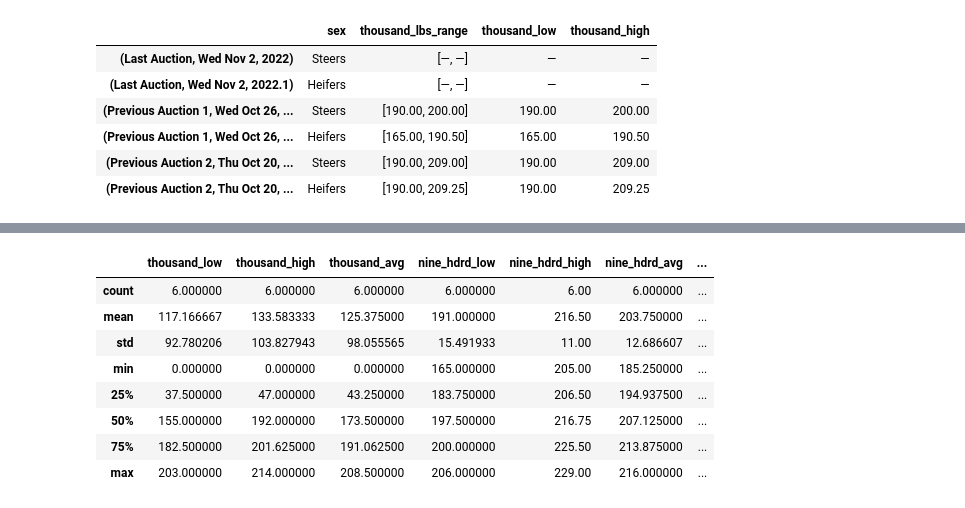
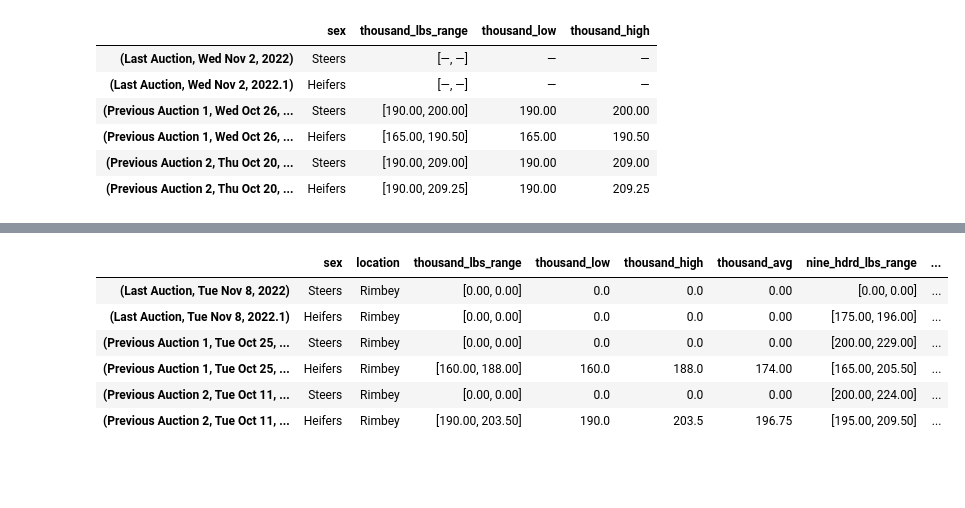
Before and after one commit to tarrencen/rice_farms, a Jupyter notebook: auction_prices.ipynb, the cells around one changed output, grey strips where cells are left out. Saved outputs shown, nothing was run; the diff lists cells and outputs as text; code cells hidden in the pictures; blank space fills up the shorter version.

```diff
--- a/auction_prices.ipynb
+++ b/auction_prices.ipynb
@@ -199,7 +202,7 @@ ponoka_table[1:]
 | (Previous Auction 2, Thu Oct 20, ... | Steers | $190.00 - $209.00 | $195.00 - $215.00 | $200.00 - $245.00 | $235.00 - $261.50 | ... |
 | (Previous Auction 2, Thu Oct 20, ... | Heifers | $190.00 - $209.25 | $195.00 - $210.00 | $200.00 - $218.25 | $205.00 - $220.50 | ... |
 # %%
-def clean_vjv_table(df):
+def clean_vjv_table(df, market_loc):
     '''
     Takes in a df of Vold Jones Vold market report data,
     returns desired slice of df with columns prepared for analysis.
@@ -227,13 +230,19 @@ def clean_vjv_table(df):
                                         .replace('400', 'four_hdrd')\
                                             .replace('300', 'three_hdrd') for col in df.columns]
 
+     # Add location column
+    df['location'] = market_loc
+
     # Rename "weight" column to represent its data
     df = df.rename(columns = {'weight' : 'sex'})
+
     # Drop unneeded first row that supplied column names
     df = df[1:]
+
     # Flatten MultiIndex
     flat_idx = df.index.to_flat_index()
     df = df.set_index(flat_idx)
+
     # Create columns of price data converted from str dtype
     df['thousand_lbs_range'] = df.thousand_lbs_steers_heifers.str.replace('$', '').str.replace(' -', ',').str.split(',')
     df[['thousand_low', 'thousand_high']] = df.thousand_lbs_range.to_list()
@@ -275,8 +284,12 @@ def clean_vjv_table(df):
     df.three_hdrd_low = df.three_hdrd_low.astype('float')
     df.three_hdrd_high = df.three_hdrd_high.astype('float')
     df['three_hdrd_avg'] = (df.three_hdrd_low + df.three_hdrd_high)/2
-    #Fill nulls
+
+    # Fill nulls
     df = df.fillna(0)
+
+    # Round all float values to two places
+    df = df.round(2)
 
 
 
@@ -339,14 +352,12 @@ ponoka_df.describe()
 # %%
-rimbey_df = clean_vjv_table(rimbey_table)
-westlock_df = clean_vjv_table(westlock_table)
-rimbey_df.describe()
+rimbey_df = clean_vjv_table(rimbey_table, 'Rimbey')
+westlock_df = clean_vjv_table(westlock_table, 'Westlock')
+rimbey_df
 # %% [output]
-|  | thousand_low | thousand_high | thousand_avg | nine_hdrd_low | nine_hdrd_high | nine_hdrd_avg | ... |
-| count | 6.000000 | 6.000000 | 6.000000 | 6.000000 | 6.00 | 6.000000 | ... |
-| mean | 117.166667 | 133.583333 | 125.375000 | 191.000000 | 216.50 | 203.750000 | ... |
-| std | 92.780206 | 103.827943 | 98.055565 | 15.491933 | 11.00 | 12.686607 | ... |
-| min | 0.000000 | 0.000000 | 0.000000 | 165.000000 | 205.00 | 185.250000 | ... |
-| 25% | 37.500000 | 47.000000 | 43.250000 | 183.750000 | 206.50 | 194.937500 | ... |
-| 50% | 155.000000 | 192.000000 | 173.500000 | 197.500000 | 216.75 | 207.125000 | ... |
-| 75% | 182.500000 | 201.625000 | 191.062500 | 200.000000 | 225.50 | 213.875000 | ... |
-| max | 203.000000 | 214.000000 | 208.500000 | 206.000000 | 229.00 | 216.000000 | ... |
+|  | sex | location | thousand_lbs_range | thousand_low | thousand_high | thousand_avg | nine_hdrd_lbs_range | ... |
+| (Last Auction, Tue Nov 8, 2022) | Steers | Rimbey | [0.00, 0.00] | 0.0 | 0.0 | 0.00 | [0.00, 0.00] | ... |
+| (Last Auction, Tue Nov 8, 2022.1) | Heifers | Rimbey | [0.00, 0.00] | 0.0 | 0.0 | 0.00 | [175.00, 196.00] | ... |
+| (Previous Auction 1, Tue Oct 25, ... | Steers | Rimbey | [0.00, 0.00] | 0.0 | 0.0 | 0.00 | [200.00, 229.00] | ... |
+| (Previous Auction 1, Tue Oct 25, ... | Heifers | Rimbey | [160.00, 188.00] | 160.0 | 188.0 | 174.00 | [165.00, 205.50] | ... |
+| (Previous Auction 2, Tue Oct 11, ... | Steers | Rimbey | [0.00, 0.00] | 0.0 | 0.0 | 0.00 | [200.00, 224.00] | ... |
+| (Previous Auction 2, Tue Oct 11, ... | Heifers | Rimbey | [190.00, 203.50] | 190.0 | 203.5 | 196.75 | [195.00, 209.50] | ... |
```
Also changed, not shown: parts of 15 cells of this notebook.
